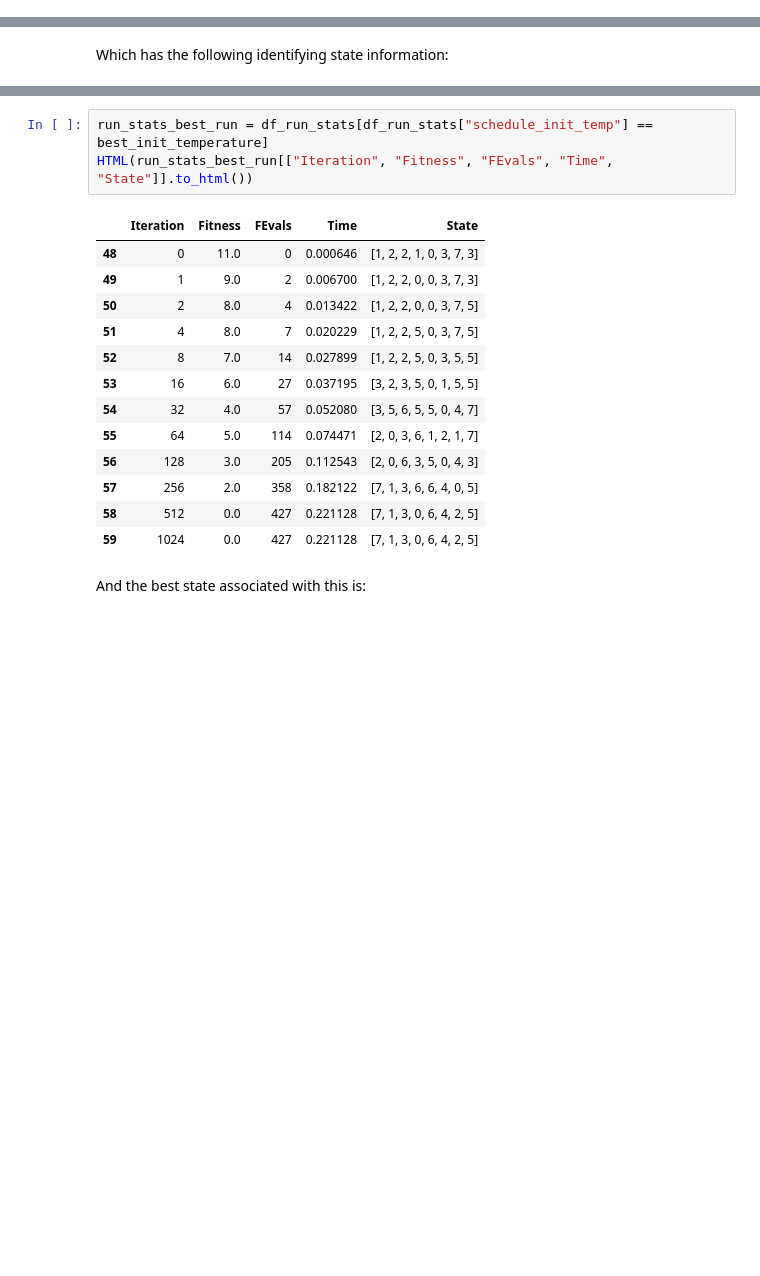
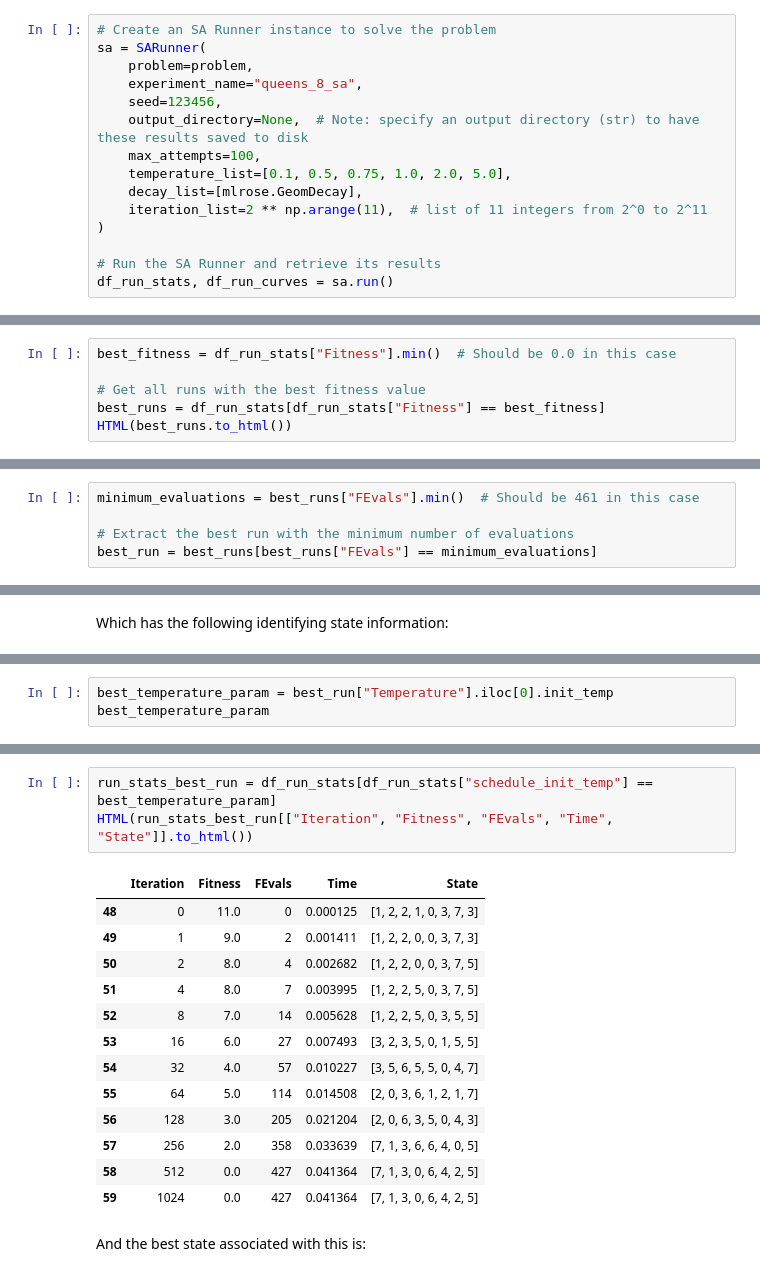
Before and after one commit to zerolinux5/mlrose-ky, a Jupyter notebook: examples/problem_examples.ipynb, the cells around one changed output, grey strips where cells are left out. Saved outputs shown, nothing was run; the diff lists cells and outputs as text; blank space fills up the shorter version.

```diff
--- a/examples/problem_examples.ipynb
+++ b/examples/problem_examples.ipynb
@@ -142,0 +102,15 @@ best_curve_run = best_runs[best_runs["FEvals"] == minimum_evaluations]
+# %%
+# Create an SA Runner instance to solve the problem
+sa = SARunner(
+    problem=problem,
+    experiment_name="queens_8_sa",
+    seed=123456,
+    output_directory=None,  # Note: specify an output directory (str) to have these results saved to disk
+    max_attempts=100,
+    temperature_list=[0.1, 0.5, 0.75, 1.0, 2.0, 5.0],
+    decay_list=[mlrose.GeomDecay],
+    iteration_list=2 ** np.arange(11),  # list of 11 integers from 2^0 to 2^11
+)
+
+# Run the SA Runner and retrieve its results
+df_run_stats, df_run_curves = sa.run()
@@ -142,0 +184,6 @@ best_curve_run = best_runs[best_runs["FEvals"] == minimum_evaluations]
+# %%
+best_fitness = df_run_stats["Fitness"].min()  # Should be 0.0 in this case
+
+# Get all runs with the best fitness value
+best_runs = df_run_stats[df_run_stats["Fitness"] == best_fitness]
+HTML(best_runs.to_html())
@@ -143,3 +204,8 @@ best_curve_run = best_runs[best_runs["FEvals"] == minimum_evaluations]
+# %%
+minimum_evaluations = best_runs["FEvals"].min()  # Should be 461 in this case
+
+# Extract the best run with the minimum number of evaluations
+best_run = best_runs[best_runs["FEvals"] == minimum_evaluations]
 # %% [markdown]
 The best run using these criteria is as follows:
 # %%
@@ -166,0 +219,3 @@ So, in this case, we are looking for all rows in `df_run_stats` where the temper
+# %%
+best_temperature_param = best_run["Temperature"].iloc[0].init_temp
+best_temperature_param
@@ -167,20 +226,20 @@ So, in this case, we are looking for all rows in `df_run_stats` where the temper
 # %%
-run_stats_best_run = df_run_stats[df_run_stats["schedule_init_temp"] == best_init_temperature]
+run_stats_best_run = df_run_stats[df_run_stats["schedule_init_temp"] == best_temperature_param]
 HTML(run_stats_best_run[["Iteration", "Fitness", "FEvals", "Time", "State"]].to_html())
 # %% [output]
 |  | Iteration | Fitness | FEvals | Time | State |
-| 48 | 0 | 11.0 | 0 | 0.000646 | [1, 2, 2, 1, 0, 3, 7, 3] |
-| 49 | 1 | 9.0 | 2 | 0.006700 | [1, 2, 2, 0, 0, 3, 7, 3] |
-| 50 | 2 | 8.0 | 4 | 0.013422 | [1, 2, 2, 0, 0, 3, 7, 5] |
-| 51 | 4 | 8.0 | 7 | 0.020229 | [1, 2, 2, 5, 0, 3, 7, 5] |
-| 52 | 8 | 7.0 | 14 | 0.027899 | [1, 2, 2, 5, 0, 3, 5, 5] |
-| 53 | 16 | 6.0 | 27 | 0.037195 | [3, 2, 3, 5, 0, 1, 5, 5] |
-| 54 | 32 | 4.0 | 57 | 0.052080 | [3, 5, 6, 5, 5, 0, 4, 7] |
-| 55 | 64 | 5.0 | 114 | 0.074471 | [2, 0, 3, 6, 1, 2, 1, 7] |
-| 56 | 128 | 3.0 | 205 | 0.112543 | [2, 0, 6, 3, 5, 0, 4, 3] |
-| 57 | 256 | 2.0 | 358 | 0.182122 | [7, 1, 3, 6, 6, 4, 0, 5] |
-| 58 | 512 | 0.0 | 427 | 0.221128 | [7, 1, 3, 0, 6, 4, 2, 5] |
-| 59 | 1024 | 0.0 | 427 | 0.221128 | [7, 1, 3, 0, 6, 4, 2, 5] |
+| 48 | 0 | 11.0 | 0 | 0.000125 | [1, 2, 2, 1, 0, 3, 7, 3] |
+| 49 | 1 | 9.0 | 2 | 0.001411 | [1, 2, 2, 0, 0, 3, 7, 3] |
+| 50 | 2 | 8.0 | 4 | 0.002682 | [1, 2, 2, 0, 0, 3, 7, 5] |
+| 51 | 4 | 8.0 | 7 | 0.003995 | [1, 2, 2, 5, 0, 3, 7, 5] |
+| 52 | 8 | 7.0 | 14 | 0.005628 | [1, 2, 2, 5, 0, 3, 5, 5] |
+| 53 | 16 | 6.0 | 27 | 0.007493 | [3, 2, 3, 5, 0, 1, 5, 5] |
+| 54 | 32 | 4.0 | 57 | 0.010227 | [3, 5, 6, 5, 5, 0, 4, 7] |
+| 55 | 64 | 5.0 | 114 | 0.014508 | [2, 0, 3, 6, 1, 2, 1, 7] |
+| 56 | 128 | 3.0 | 205 | 0.021204 | [2, 0, 6, 3, 5, 0, 4, 3] |
+| 57 | 256 | 2.0 | 358 | 0.033639 | [7, 1, 3, 6, 6, 4, 0, 5] |
+| 58 | 512 | 0.0 | 427 | 0.041364 | [7, 1, 3, 0, 6, 4, 2, 5] |
+| 59 | 1024 | 0.0 | 427 | 0.041364 | [7, 1, 3, 0, 6, 4, 2, 5] |
 # %% [markdown]
 And the best state associated with this is:
 # %%
```
Also changed, not shown: parts of 67 cells of this notebook.
